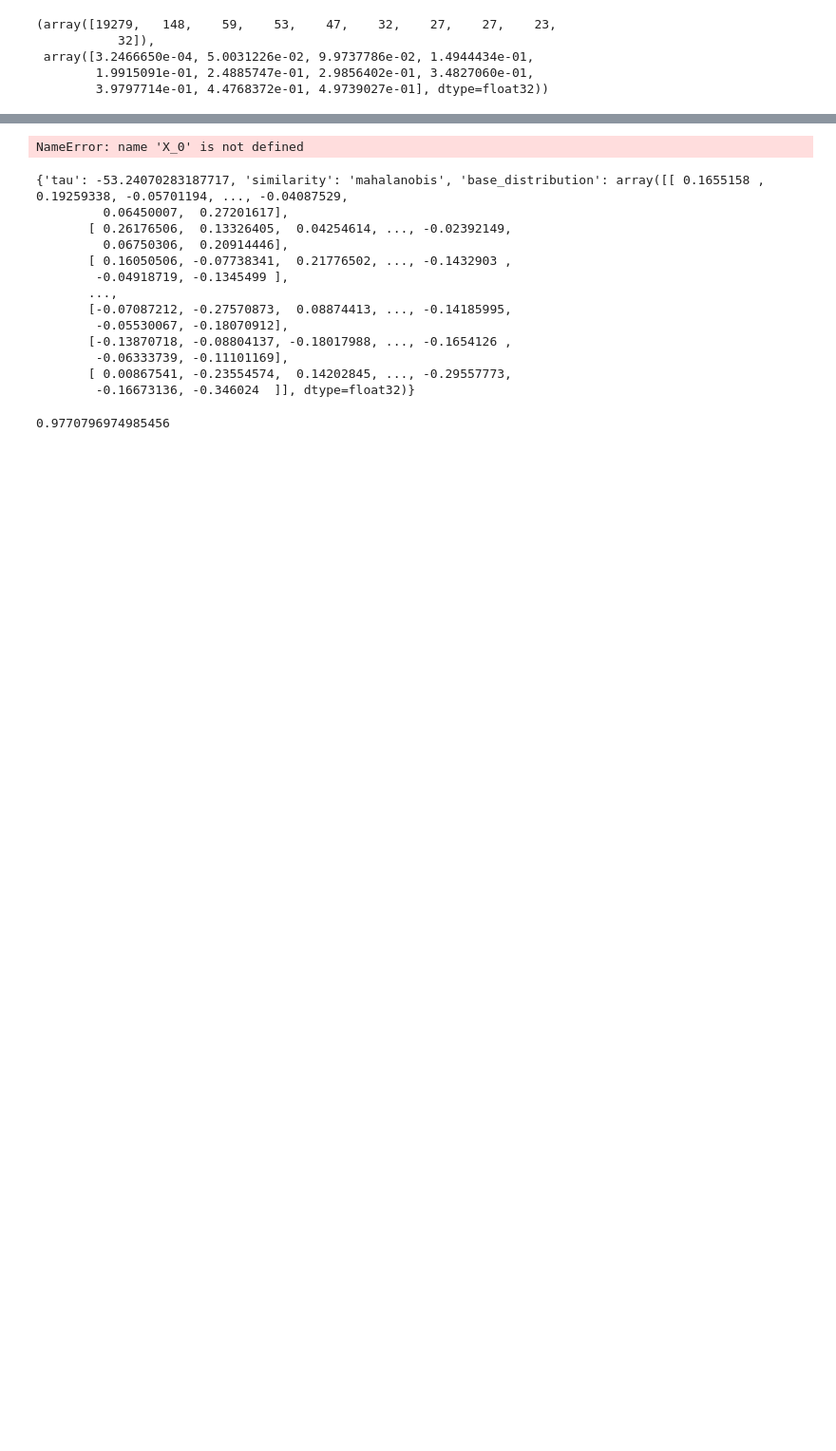
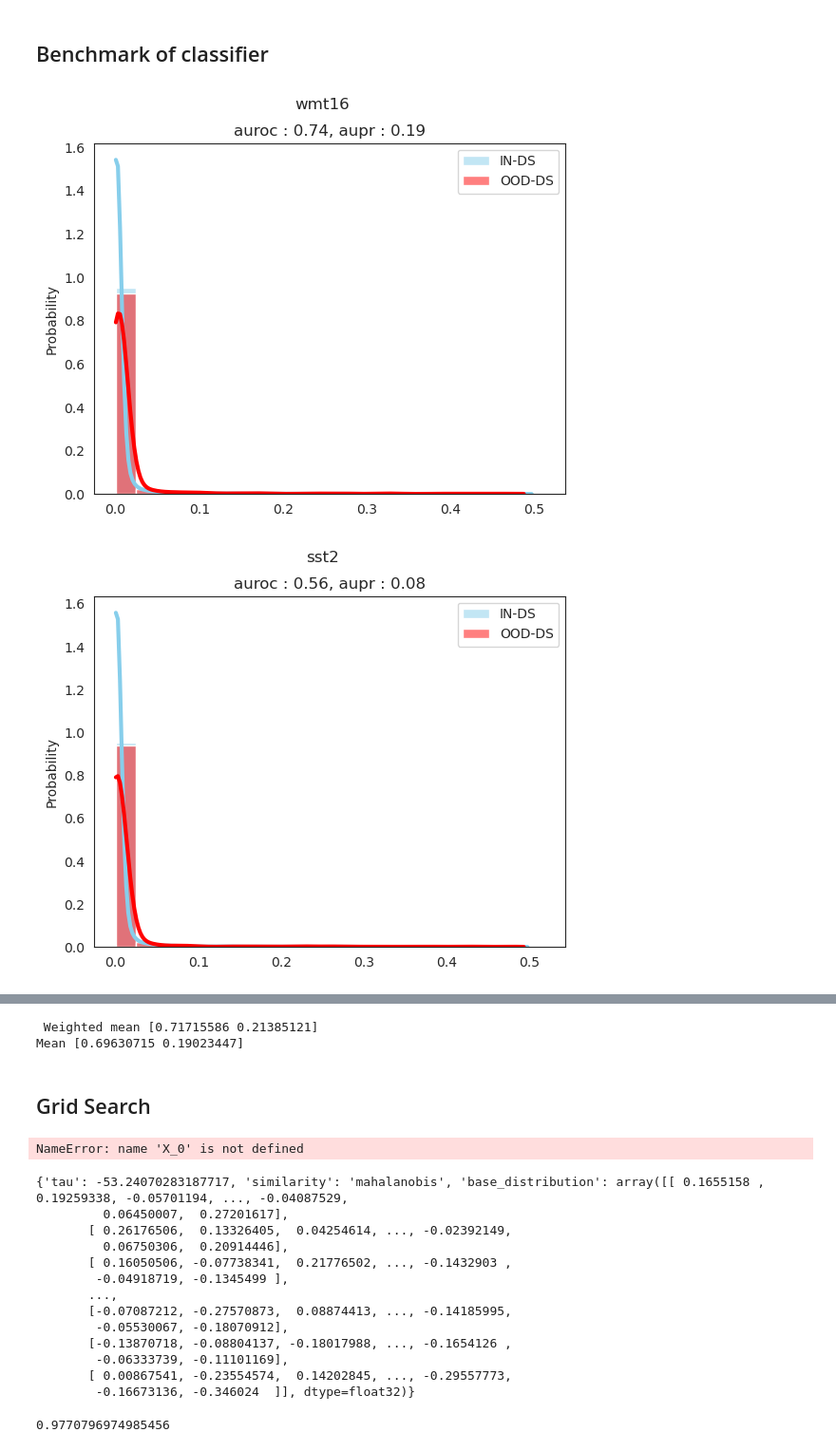
Before and after one commit to lilianmarey/nlp_ood_detection, a Jupyter notebook: papier_1/classifer_nb.ipynb, the cells around one changed output, grey strips where cells are left out. Shown: that part at 95% size. Drawn from its saved outputs; the diff is of its cells as text; code cells hidden in the pictures; blank space fills up the shorter version.

Commit message:
benchmark

```diff
--- a/papier_1/classifer_nb.ipynb
+++ b/papier_1/classifer_nb.ipynb
@@ -149,8 +122,52 @@ IndexError: too many indices for array: array is 1-dimensional, but 2 were index
-# %%
-np.histogram(y_score)
-# %% [output]
-(array([19279,   148,    59,    53,    47,    32,    27,    27,    23,
-           32]),
- array([3.2466650e-04, 5.0031226e-02, 9.9737786e-02, 1.4944434e-01,
-        1.9915091e-01, 2.4885747e-01, 2.9856402e-01, 3.4827060e-01,
-        3.9797714e-01, 4.4768372e-01, 4.9739027e-01], dtype=float32))
+# %% [markdown]
+## Benchmark of classifier
+# %%
+selected_idx = np.random.randint(0,attn_train_distrib[0].shape[0], (2000,2))
+clfs = {
+    i: OODDetector(
+        similarity='MSP',
+        base_distribution=attn_train_distrib[i],#[selected_idx[:,i]],
+        T=10
+     )
+     .fit() for i in [0,1]
+}
+# Careful to change the attn/logits/embd according to the classifier
+
+scores=[]
+weights=[]
+for ds_n,ood_ds in ood_dict.items():
+    y_score_tot = []
+    y_true_tot = []
+    score_for_1__ds = []
+    for i in [0,1]:
+        clf = clfs[i]
+        y_true = np.concatenate((np.ones(ood_ds['logit_ood_distrib'][i].shape[0]), np.zeros(logit_test_distrib[i].shape[0])))
+        X = np.concatenate((ood_ds['logit_ood_distrib'][i] ,logit_test_distrib[i]))
+        y_score = clf.predict_proba(X).flatten()
+        auc_score = roc_auc_score(y_true=y_true, y_score=y_score)
+        aupr = average_precision_score(y_true=y_true, y_score=y_score)
+        scores.append([auc_score, aupr])
+        score_for_1__ds.append([auc_score, aupr])
+        y_score_tot.append(y_score)
+        y_true_tot.append(y_true)
+        weights.append(len(y_true))
+
+    y_score_tot = np.concatenate(y_score_tot)
+    y_true_tot = np.concatenate(y_true_tot)
+
+    bins_width = (np.histogram(y_score_tot[y_true_tot==1])[1][3]-np.histogram(y_score_tot[y_true_tot==1])[1][2])/2
+    sns.histplot(y_score_tot[y_true_tot==0], label='IN-DS', kde=True, stat='probability', color='skyblue', binwidth=bins_width, line_kws={"lw":3})
+    sns.histplot(y_score_tot[y_true_tot==1], label='OOD-DS', kde=True, stat='probability', color='red', binwidth=bins_width, line_kws={"lw":3})
+    _a = np.mean(score_for_1__ds, axis=0)
+    plt.title(f"auroc : {_a[0]:.2f}, aupr : {_a[1]:.2f}")
+
+    plt.suptitle(ds_n)
+    plt.legend()
+    plt.show()
+
+scores, weights = np.array(scores), np.array(weights)/(np.sum(weights))
+print(f" Weighted mean {scores.T@weights}")
+print(f"Mean {np.mean(scores, axis=0)}")
+# %% [output]
+[figure, added]
+[figure, added]
@@ -157,3 +176,7 @@ np.histogram(y_score)
+ Weighted mean [0.71715586 0.21385121]
+Mean [0.69630715 0.19023447]
+# %% [markdown]
+## Grid Search
 # %%
 #import random search from sklearn
 from sklearn.model_selection import RandomizedSearchCV
```
Also changed, not shown: parts of 18 cells of this notebook, 2 other files.
